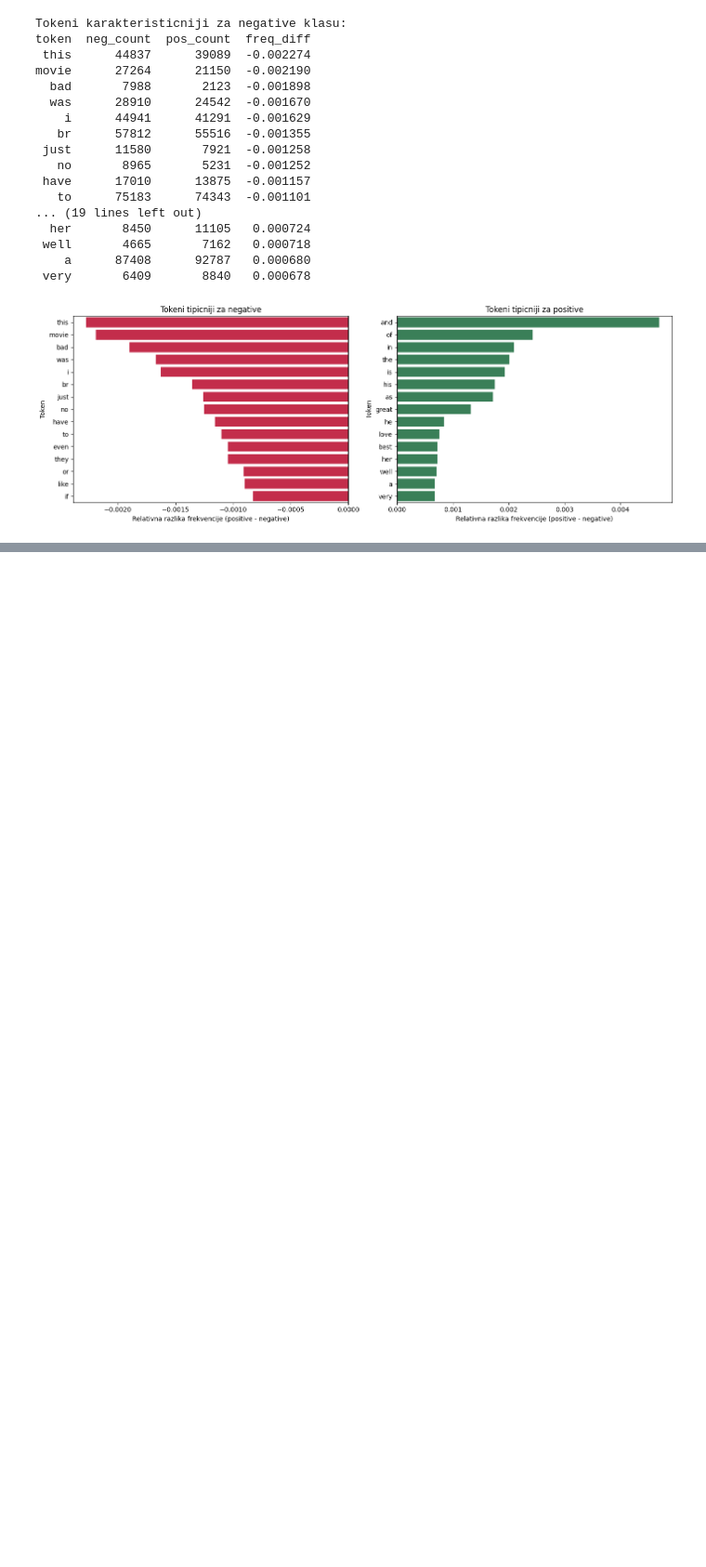
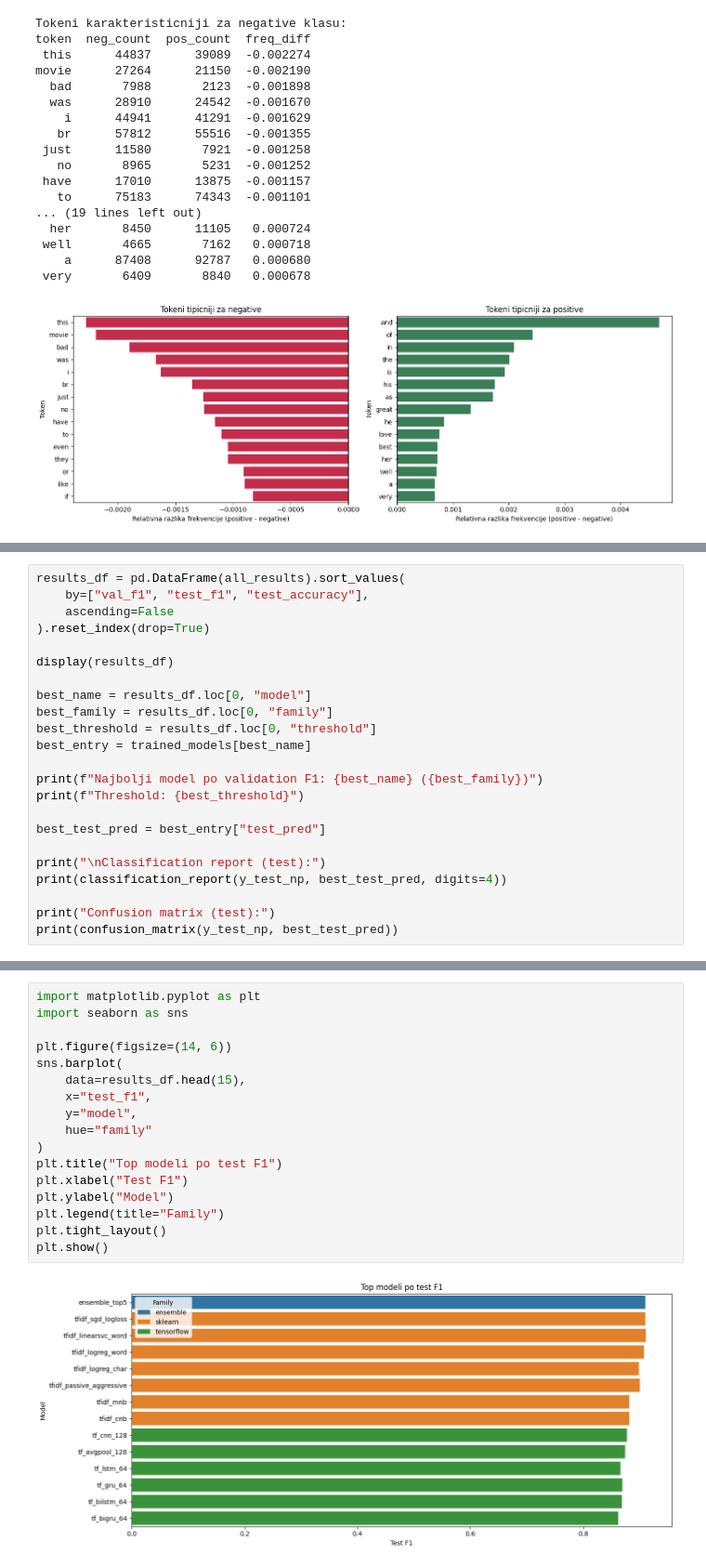
Before and after one commit to anastasijasavov/machine-learning, a Jupyter notebook: notebooks/movies.ipynb, the cells around one changed output, grey strips where cells are left out. Shown at 93% size. Saved outputs shown, nothing was run; the diff lists cells and outputs as text; blank space fills up the shorter version.

```diff
--- a/notebooks/movies.ipynb
+++ b/notebooks/movies.ipynb
@@ -736,0 +891,23 @@ Dalje unapređenje je moguće kroz Transformer fine-tuning (npr. DistilBERT/BERT
+# %%
+results_df = pd.DataFrame(all_results).sort_values(
+    by=["val_f1", "test_f1", "test_accuracy"],
+    ascending=False
+).reset_index(drop=True)
+
+display(results_df)
+
+best_name = results_df.loc[0, "model"]
+best_family = results_df.loc[0, "family"]
+best_threshold = results_df.loc[0, "threshold"]
+best_entry = trained_models[best_name]
+
+print(f"Najbolji model po validation F1: {best_name} ({best_family})")
+print(f"Threshold: {best_threshold}")
+
+best_test_pred = best_entry["test_pred"]
+
+print("\nClassification report (test):")
+print(classification_report(y_test_np, best_test_pred, digits=4))
+
+print("Confusion matrix (test):")
+print(confusion_matrix(y_test_np, best_test_pred))
@@ -736,0 +1035,19 @@ Dalje unapređenje je moguće kroz Transformer fine-tuning (npr. DistilBERT/BERT
+# %%
+import matplotlib.pyplot as plt
+import seaborn as sns
+
+plt.figure(figsize=(14, 6))
+sns.barplot(
+    data=results_df.head(15),
+    x="test_f1",
+    y="model",
+    hue="family"
+)
+plt.title("Top modeli po test F1")
+plt.xlabel("Test F1")
+plt.ylabel("Model")
+plt.legend(title="Family")
+plt.tight_layout()
+plt.show()
+# %% [output]
+[figure, added]
```
Also changed, not shown: parts of 24 cells of this notebook.
